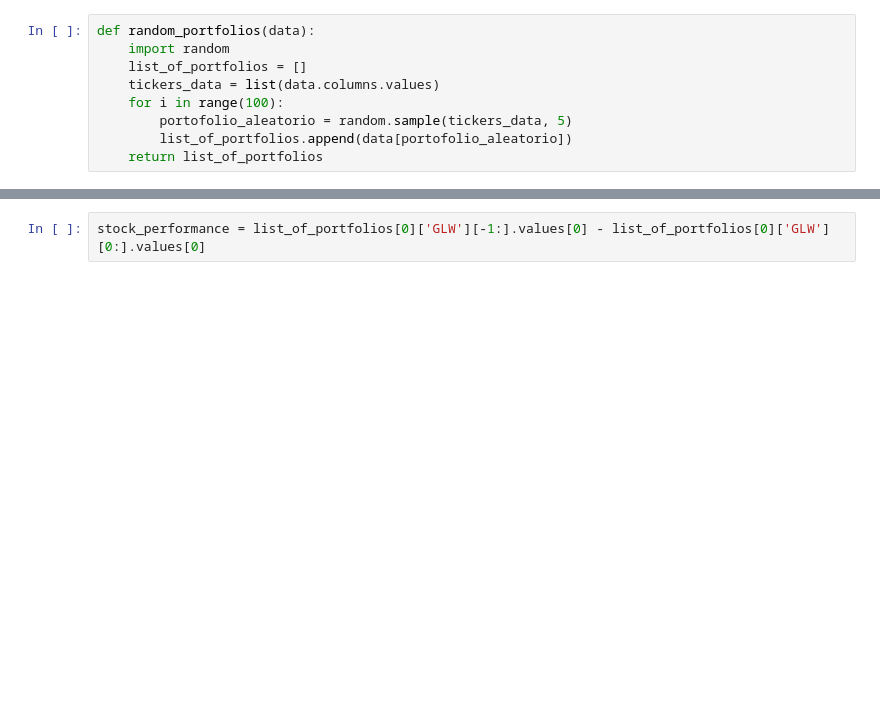
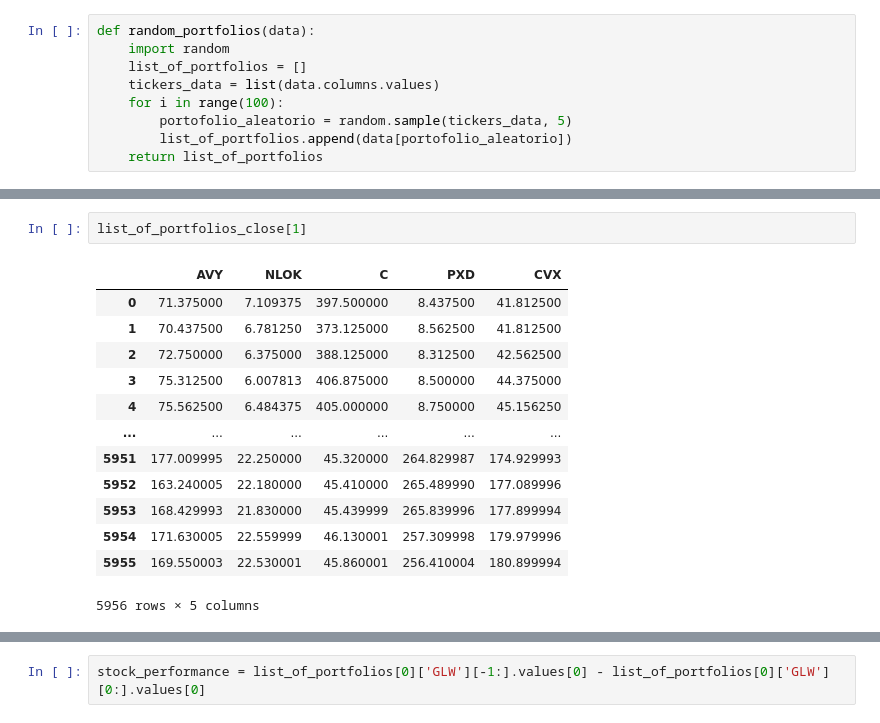
Before and after one commit to Jesus-Almansa/Final_Project_DA, a Jupyter notebook: project.ipynb, the cells around one changed output, grey strips where cells are left out. Drawn from its saved outputs; the diff is of its cells as text; blank space fills up the shorter version.

```diff
--- a/project.ipynb
+++ b/project.ipynb
@@ -251,0 +237,16 @@ list_of_portfolios
+# %%
+list_of_portfolios_close[1]
+# %% [output]
+|  | AVY | NLOK | C | PXD | CVX |
+| 0 | 71.375000 | 7.109375 | 397.500000 | 8.437500 | 41.812500 |
+| 1 | 70.437500 | 6.781250 | 373.125000 | 8.562500 | 41.812500 |
+| 2 | 72.750000 | 6.375000 | 388.125000 | 8.312500 | 42.562500 |
+| 3 | 75.312500 | 6.007813 | 406.875000 | 8.500000 | 44.375000 |
+| 4 | 75.562500 | 6.484375 | 405.000000 | 8.750000 | 45.156250 |
+| ... | ... | ... | ... | ... | ... |
+| 5951 | 177.009995 | 22.250000 | 45.320000 | 264.829987 | 174.929993 |
+| 5952 | 163.240005 | 22.180000 | 45.410000 | 265.489990 | 177.089996 |
+| 5953 | 168.429993 | 21.830000 | 45.439999 | 265.839996 | 177.899994 |
+| 5954 | 171.630005 | 22.559999 | 46.130001 | 257.309998 | 179.979996 |
+| 5955 | 169.550003 | 22.530001 | 45.860001 | 256.410004 | 180.899994 |
+5956 rows × 5 columns
```
Also changed, not shown: parts of 33 cells of this notebook.
